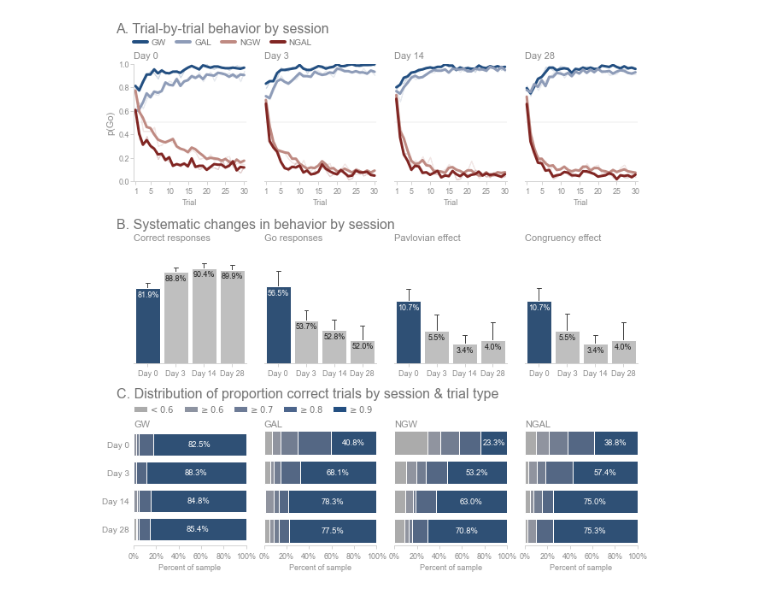
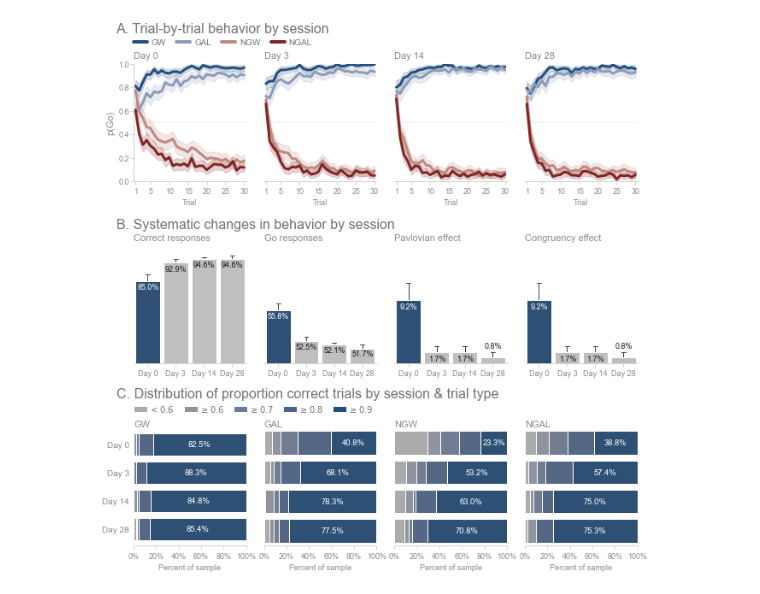
Before and after one commit to nivlab/RobotFactory, a Jupyter notebook: figures/scripts/figure02-scratchpad.ipynb, the cells around one changed output. Drawn from its saved outputs; the diff is of its cells as text; code cells hidden in the pictures.

Commit message:
robust estimators; updated plots

```diff
--- a/figures/scripts/figure02-scratchpad.ipynb
+++ b/figures/scripts/figure02-scratchpad.ipynb
@@ -65,8 +65,7 @@ for i, session in enumerate(sessions):
 
     ## Plot learning curves.
     sns.lineplot(x='exposure', y='choice', hue='robot', data=data.query(f'session == {session}'),
-                 hue_order=robots, palette=palette_1, legend=False, errorbar=('ci', 95), lw=3, ax=ax,
-                 n_boot=1)
+                 hue_order=robots, palette=palette_1, legend=False, errorbar=('ci', 95), lw=3, ax=ax)
 
     ## Add midway line.
     ax.axhline(0.5, color='k', alpha=0.05, zorder=-1)
@@ -115,11 +114,11 @@ pivot = data.pivot_table('accuracy', 'subject', 'session')
 gb = pivot.melt(ignore_index=False, value_name='accuracy')
 
 ## Plot changes.
-sns.barplot(x='session', y='accuracy', data=gb, palette=palette_2, errorbar=('ci', 95),
-            width=0.88, errwidth=1, capsize=0.15, zorder=5, ax=ax)
+sns.barplot(x='session', y='accuracy', data=gb, palette=palette_2, estimator=np.nanmedian,
+            errorbar=('ci', 95), width=0.88, errwidth=1, capsize=0.15, zorder=5, ax=ax)
 
 ## Add percentages.
-for i, v in enumerate(pivot.mean()):
+for i, v in enumerate(pivot.median()):
     ax.text(i + 0.015, v - 1e-2, '%0.1f%%' %(v*1e2), ha='center', va='top',
             color='w' if not i else 'k', fontsize=9, zorder=10)
 
@@ -160,11 +159,11 @@ pivot = data.pivot_table('choice', 'subject', 'session')
 gb = pivot.melt(ignore_index=False, value_name='choice')
 
 ## Plot changes.
-sns.barplot(x='session', y='choice', data=gb, palette=palette_2, errorbar=('ci', 95),
-            width=0.88, errwidth=1, capsize=0.15, zorder=5, ax=ax)
+sns.barplot(x='session', y='choice', data=gb, palette=palette_2, estimator=np.nanmedian,
+            errorbar=('ci', 95), width=0.88, errwidth=1, capsize=0.15, zorder=5, ax=ax)
 
 ## Add percentages.
-for i, v in enumerate(pivot.mean()):
+for i, v in enumerate(pivot.median()):
     ax.text(i + 0.015, v - 2e-3, '%0.1f%%' %(v*1e2), ha='center', va='top',
             color='w' if not i else 'k', fontsize=9, zorder=10)
 
@@ -173,7 +172,7 @@ ax.set(xticks=np.arange(len(labels)), xlabel='')
 ax.set_xticklabels(labels, color=tickcolor, fontsize=9)
 
 ## Adjust y-axis.
-ax.set(ylim=(0.5, 0.6), yticks=[], ylabel='')
+ax.set(ylim=(0.5, 0.63), yticks=[], ylabel='')
 
 ## Adjust title.
 ax.set_title('Go responses', loc='left', color=tickcolor, fontsize=11)
@@ -192,17 +191,17 @@ sns.despine(ax=ax, left=True, right=True, top=True, bottom=False)
 ax = plt.subplot(gs[1,2])
 
 ## Compute choice by participant, session, and valence.
-pivot = data.pivot_table('choice','subject',['valence','session'])
+pivot = data.pivot_table('choice', 'subject', ['valence','session'])
 pivot = pivot['win'] - pivot['lose']
 gb = pivot.melt(ignore_index=False, value_name='choice')
 
 ## Plot changes.
-sns.barplot(x='session', y='choice', data=gb, palette=palette_2, errorbar=('ci', 95),
-            width=0.88, errwidth=1, capsize=0.15, zorder=5, ax=ax)
+sns.barplot(x='session', y='choice', data=gb, palette=palette_2, estimator=np.nanmedian,
+            errorbar=('ci', 95), width=0.88, errwidth=1, capsize=0.15, zorder=5, ax=ax)
 
 ## Add percentages.
-for i, v in enumerate(pivot.mean()):
-    ax.text(i + 0.015, v - 5e-3, '%0.1f%%' %(v*1e2), ha='center', va='top',
+for i, v in enumerate(pivot.median()):
+    ax.text(i + 0.015, v - 4e-3 if v >= 1e-2 else 0.031, '%0.1f%%' %(v*1e2), ha='center', va='top',
             color='w' if not i else 'k', fontsize=9, zorder=10)
 
 ## Adjust x-axis.
@@ -210,7 +209,7 @@ ax.set(xticks=np.arange(len(labels)), xlabel='')
 ax.set_xticklabels(labels, color=tickcolor, fontsize=9)
 
 ## Adjust y-axis.
-ax.set(ylim=(0.0, 0.2), yticks=[], ylabel='')
+ax.set(ylim=(0.0, 0.17), yticks=[], ylabel='')
 
 ## Adjust title.
 ax.set_title('Pavlovian effect', loc='left', color=tickcolor, fontsize=11)
@@ -231,18 +230,18 @@ sns.despine(ax=ax, left=True, right=True, top=True, bottom=False)
 ax = plt.subplot(gs[1,3])
 
 ## Compute choice by participant, session, and valence.
-pivot = data.pivot_table('accuracy','subject',['robot','session'])
+pivot = data.pivot_table('accuracy', 'subject', ['robot','session'])
 pivot = pivot[['gw','ngal']].T.groupby(level=-1).mean().T -\
         pivot[['ngw','gal']].T.groupby(level=-1).mean().T
 gb = pivot.melt(ignore_index=False, value_name='accuracy')
 
 ## Plot changes.
-sns.barplot(x='session', y='accuracy', data=gb, palette=palette_2, errorbar=('ci', 95),
-            width=0.88, errwidth=1, capsize=0.15, zorder=5, ax=ax)
+sns.barplot(x='session', y='accuracy', data=gb, palette=palette_2, estimator=np.nanmedian,
+            errorbar=('ci', 95), width=0.88, errwidth=1, capsize=0.15, zorder=5, ax=ax)
 
 ## Add percentages.
-for i, v in enumerate(pivot.mean()):
-    ax.text(i + 0.015, v - 5e-3, '%0.1f%%' %(v*1e2), ha='center', va='top',
+for i, v in enumerate(pivot.median()):
+    ax.text(i + 0.015, v - 4e-3 if v >= 1e-2 else 0.031, '%0.1f%%' %(v*1e2), ha='center', va='top',
             color='w' if not i else 'k', fontsize=9, zorder=10)
 
 ## Adjust x-axis.
@@ -250,7 +249,7 @@ ax.set(xticks=np.arange(len(labels)), xlabel='')
 ax.set_xticklabels(labels, color=tickcolor, fontsize=9)
 
 ## Adjust y-axis.
-ax.set(ylim=(0.0, 0.2), yticks=[], ylabel='')
+ax.set(ylim=(0.0, 0.17), yticks=[], ylabel='')
 
 ## Adjust title.
 ax.set_title('Congruency effect', loc='left', color=tickcolor, fontsize=11)
@@ -303,31 +302,31 @@ for i, robot in enumerate(robots):
     ax.set_xticklabels(['%0.0f%%' %p for p in np.linspace(0,1e2,6)], fontsize=9, color=tickcolor)
     ax.set_xlabel('Percent of sample', fontsize=9, color=tickcolor)
 
     ## Adjust y-axis.
     ax.set(ylabel='', yticks=np.arange(len(sessions)), yticklabels=[])
     if not i: ax.set_yticklabels(labels, ha='right', fontsize=10, color=tickcolor)
 
     ## Adjust title.
     ax.set_title(robot.upper(), loc='left', color=tickcolor, fontsize=11, pad=0)
 
     ## Adjust legend.
     if not i:
         scores = [r'$<0.6$', r'$\geq0.6$', r'$\geq0.7$', r'$\geq0.8$', r'$\geq0.9$']
         for score, color in zip(scores, palette_3[::-1]): ax.barh(0, 0, color=color, label=score)
         ax.legend(loc=2, bbox_to_anchor=(0, 1.21), ncol=5, frameon=False, labelcolor=labelcolor, fontsize=10,
                   borderpad=0, borderaxespad=0, handletextpad=0.2, handlelength=1.6, columnspacing=1.1)
 
     ## Modify ax spines.
     ax.yaxis.set_tick_params(pad=1)
     ax.spines['bottom'].set(linewidth=1, color=axiscolor)
     ax.tick_params(bottom=True, left=False, color=axiscolor, length=4, width=1)
     sns.despine(ax=ax, left=True, right=True, top=True, bottom=False)
 
     ## Add annotation.
     if not i: ax.annotate('C. Distribution of proportion correct trials by session & trial type', (0,0), (-0.15,1.24), 'axes fraction',
                           ha='left', va='bottom', color=labelcolor, fontsize=16)
 
 ## Save figure.
 plt.savefig(os.path.join(ROOT_DIR, 'figures', 'fig02.png'), dpi=100)
 # %% [output]
-[figure, old version]
+[figure, new version]
```
Also changed, not shown: 5 other files.
